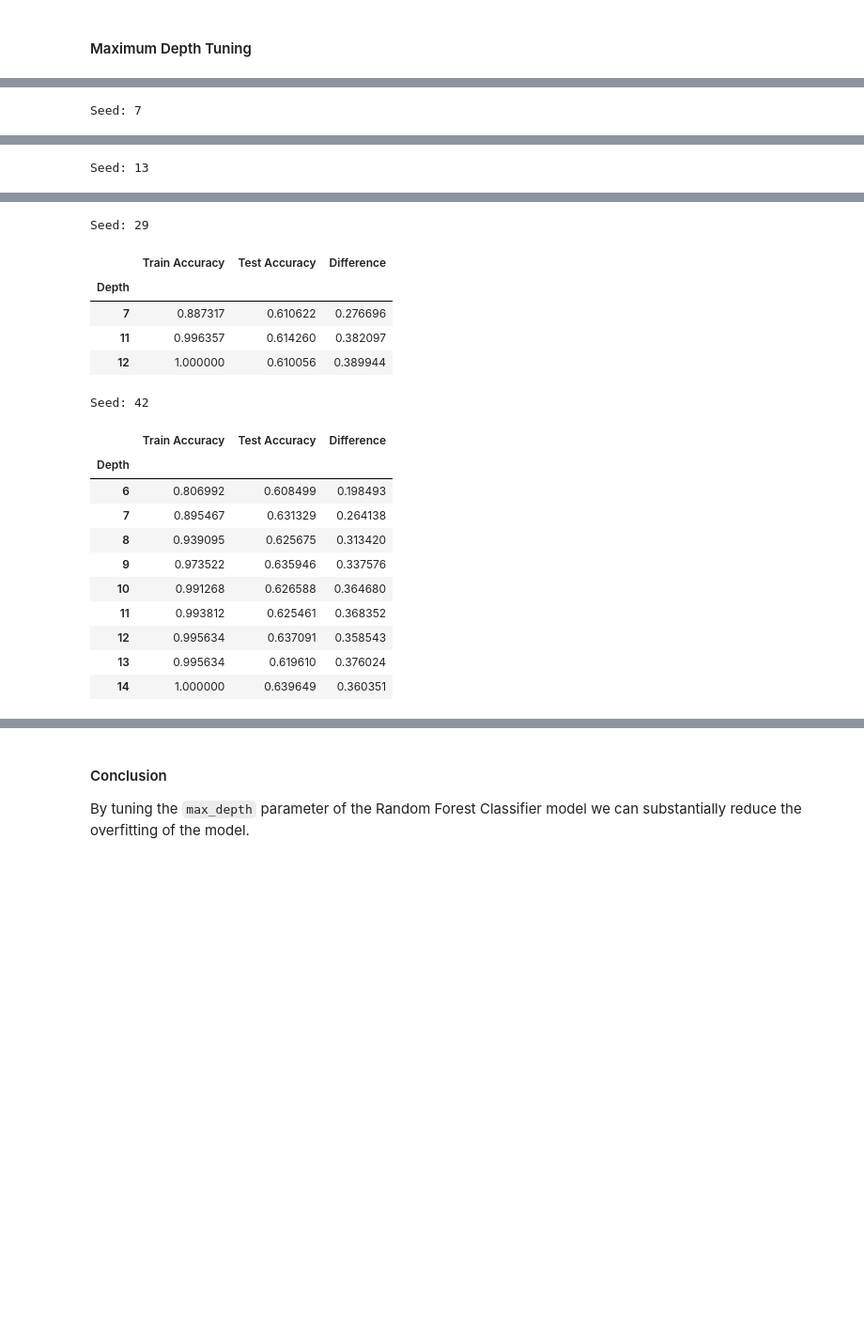
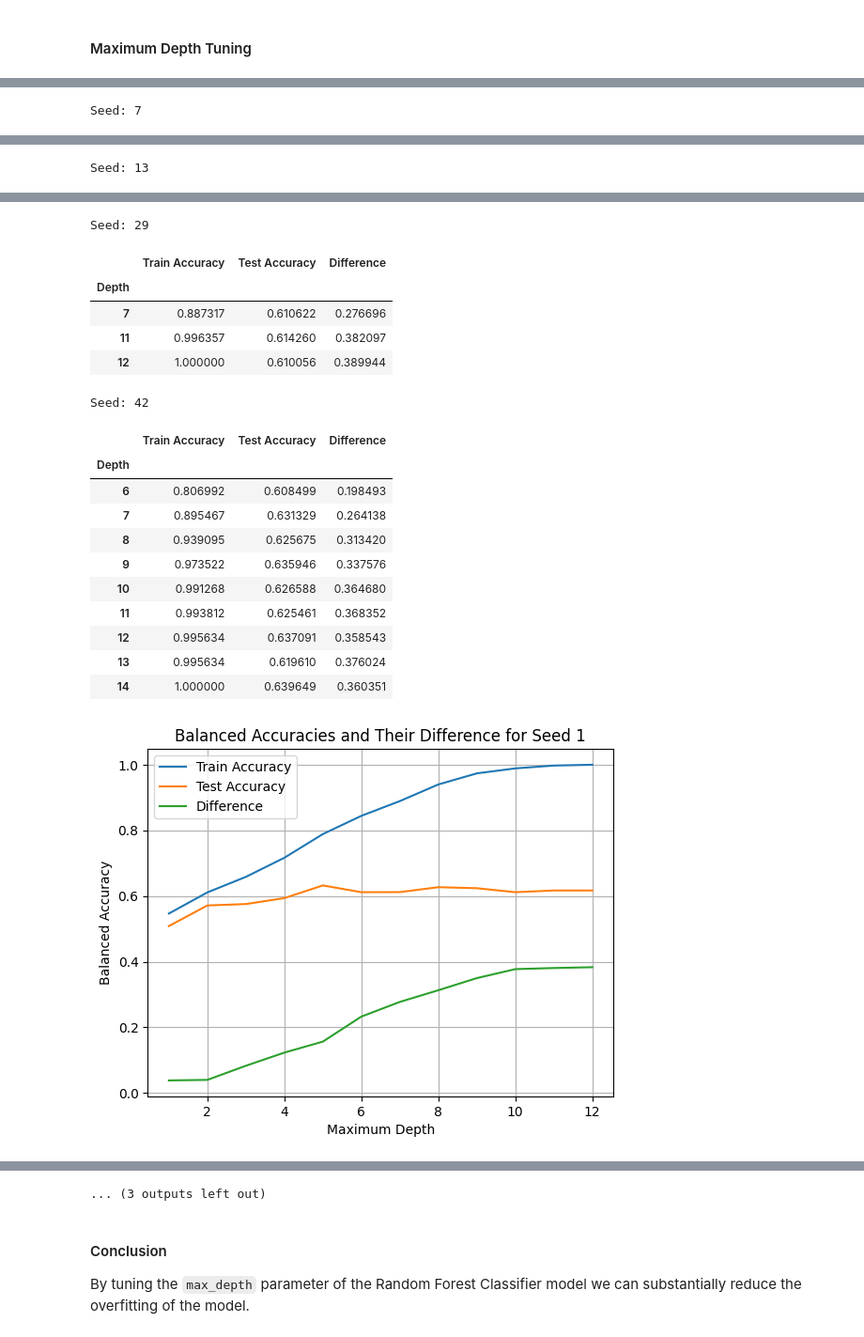
Before and after one commit to AI-Bootcamp-Class/project2, a Jupyter notebook: evaluate_classifiers.ipynb, the cells around one changed output, grey strips where cells are left out. Shown at 94% size. Drawn from its saved outputs; the diff is of its cells as text; code cells hidden in the pictures; blank space fills up the shorter version.

```diff
--- a/evaluate_classifiers.ipynb
+++ b/evaluate_classifiers.ipynb
@@ -247,6 +247,12 @@ for seed in seeds:
 
     # Display accuracy scores where 'Test Accuracy' is at least 0.6
     display(df_rfc_scores[df_rfc_scores['Test Accuracy']>=0.6])
+
+    # Plot train and test accuracies and their difference versus max_depth
+    df_rfc_scores.plot(title=f"Balanced Accuracies and Their Difference for Seed {seed}",
+                       xlabel='Maximum Depth',
+                       ylabel='Balanced Accuracy',
+                       grid=True)
 # %% [output]
 Seed: 1
 |  | Train Accuracy | Test Accuracy | Difference |
@@ -274,30 +280,31 @@ Seed: 13
 |  | Train Accuracy | Test Accuracy | Difference |
 | Depth |  |  |  |
 | 3 | 0.635622 | 0.616838 | 0.018784 |
 | 4 | 0.718890 | 0.646537 | 0.072353 |
 | 5 | 0.780691 | 0.660265 | 0.120427 |
 | 6 | 0.839648 | 0.655298 | 0.184351 |
 | 7 | 0.899023 | 0.654976 | 0.244047 |
 | 8 | 0.943470 | 0.669934 | 0.273536 |
 | 9 | 0.974697 | 0.651826 | 0.322871 |
 | 10 | 0.990837 | 0.648353 | 0.342484 |
 | 11 | 0.996996 | 0.668705 | 0.328292 |
 | 12 | 1.000000 | 0.662829 | 0.337171 |
 Seed: 29
 |  | Train Accuracy | Test Accuracy | Difference |
 | Depth |  |  |  |
 | 7 | 0.887317 | 0.610622 | 0.276696 |
 | 11 | 0.996357 | 0.614260 | 0.382097 |
 | 12 | 1.000000 | 0.610056 | 0.389944 |
 Seed: 42
 |  | Train Accuracy | Test Accuracy | Difference |
 | Depth |  |  |  |
 | 6 | 0.806992 | 0.608499 | 0.198493 |
 | 7 | 0.895467 | 0.631329 | 0.264138 |
 | 8 | 0.939095 | 0.625675 | 0.313420 |
 | 9 | 0.973522 | 0.635946 | 0.337576 |
 | 10 | 0.991268 | 0.626588 | 0.364680 |
 | 11 | 0.993812 | 0.625461 | 0.368352 |
 | 12 | 0.995634 | 0.637091 | 0.358543 |
 | 13 | 0.995634 | 0.619610 | 0.376024 |
 | 14 | 1.000000 | 0.639649 | 0.360351 |
+[figure, added]
@@ -304,3 +312,4 @@ Seed: 42
+... (3 outputs left out)
 # %% [markdown]
 #### Conclusion
 By tuning the `max_depth` parameter of the Random Forest Classifier model we can substantially reduce the overfitting of the model.
```
Also changed, not shown: parts of 2 cells of this notebook, 2 other files.
